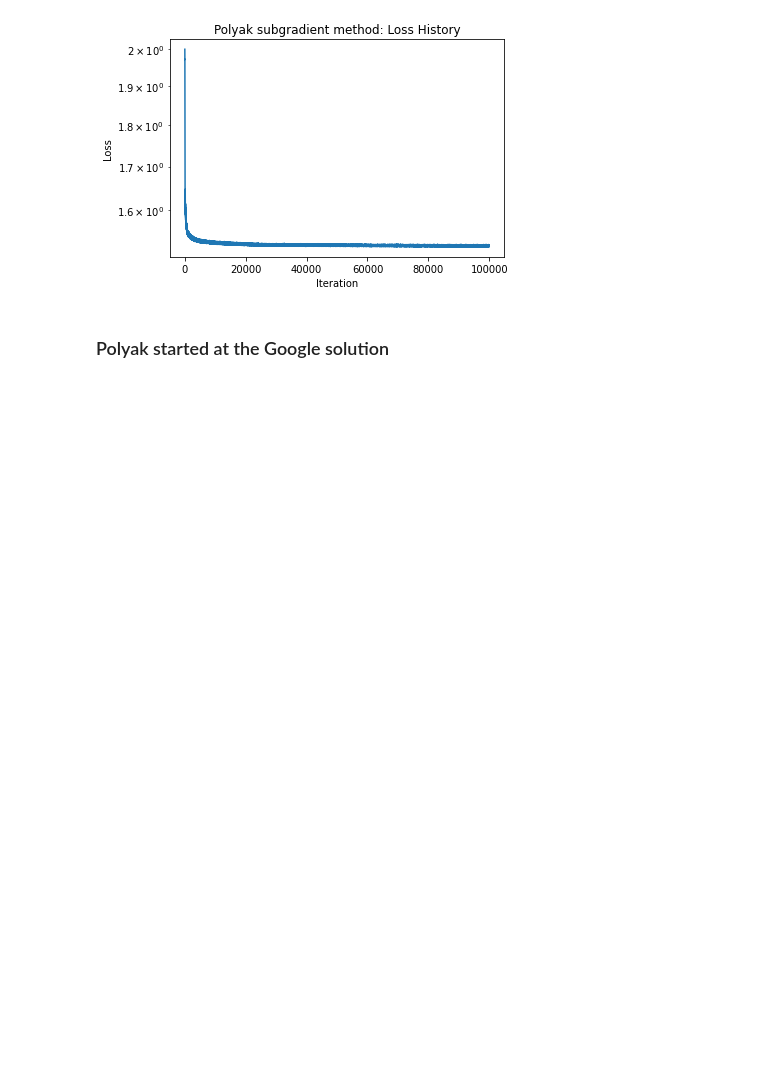
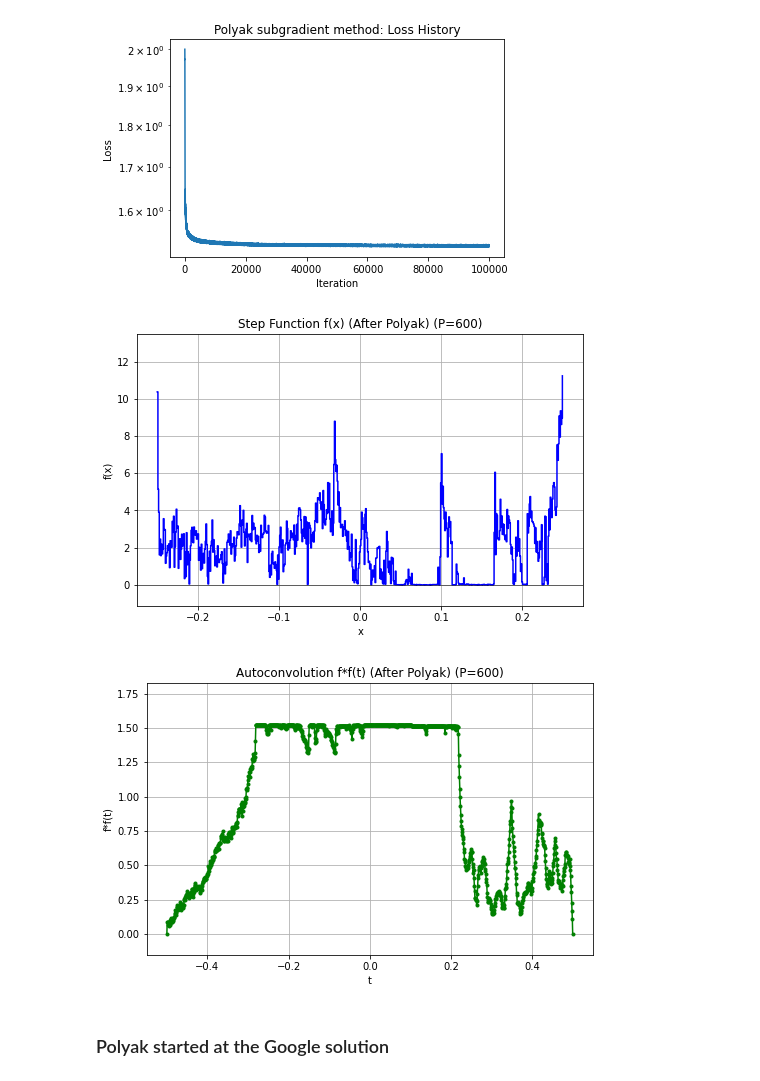
Before and after one commit to damek/alpha_evolve_problem_B1, a Jupyter notebook: problemb1.ipynb, the cells around one changed output. Drawn from its saved outputs; the diff is of its cells as text; code cells hidden in the pictures; blank space fills up the shorter version.

Commit message:
feat: add plotting for Google's solution in Problem B1, enhance autoconvolution value computation, and improve print precision for output tracking

```diff
--- a/problemb1.ipynb
+++ b/problemb1.ipynb
@@ -368,6 +368,19 @@ Iteration 98000: loss = 1.521608, step_size = 1.655193, min_loss_found_polyak =
 Iteration 99000: loss = 1.521936, step_size = 1.545950, min_loss_found_polyak = 1.521054
 Best loss found: 1.5210542233982591
 [figure]
+# %%
+# Also plot google's solution
+autoconv_knot_vals_polyak = compute_autoconvolution_values(best_height_params_polyak, f_delta_x, P_val)
+max_autoconv_value_polyak = torch.max(autoconv_knot_vals_polyak)
+
+plot_rendered_step_function(best_height_params_polyak.detach().numpy(), f_interval, title=f"Step Function f(x) (After Polyak) (P={P_val})")
+plot_rendered_convolution(conv_t_knots, autoconv_knot_vals_polyak.detach().numpy(), title=f"Autoconvolution f*f(t) (After Polyak) (P={P_val})")
+
+torch.set_printoptions(precision=16, sci_mode=False)  # global setting
+# need 16 digits of precision for the loss for the print statement to be correct
+# %% [output]
+[figure, added]
+[figure, added]
 # %% [markdown]
 ### Polyak started at the Google solution
 # %%
```
Also changed, not shown: parts of 1 cell of this notebook.
